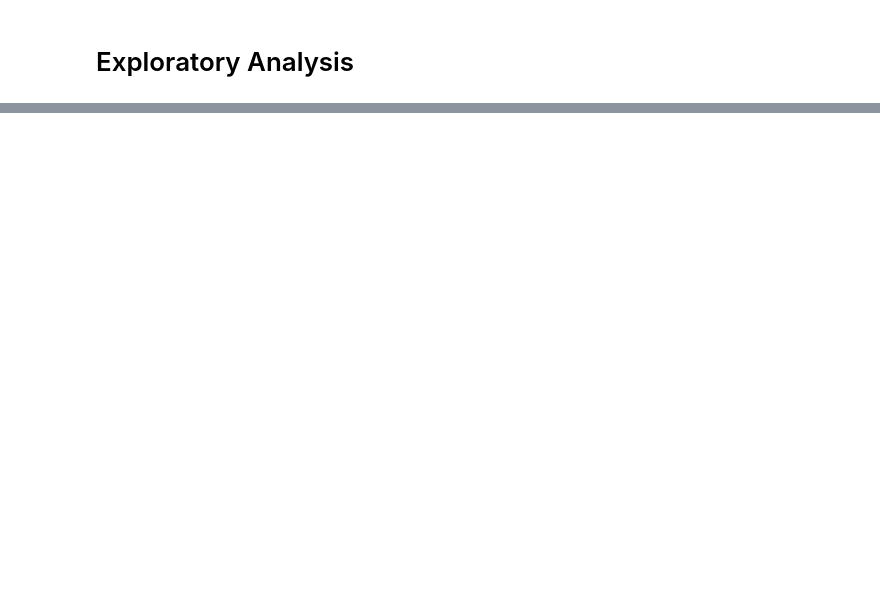
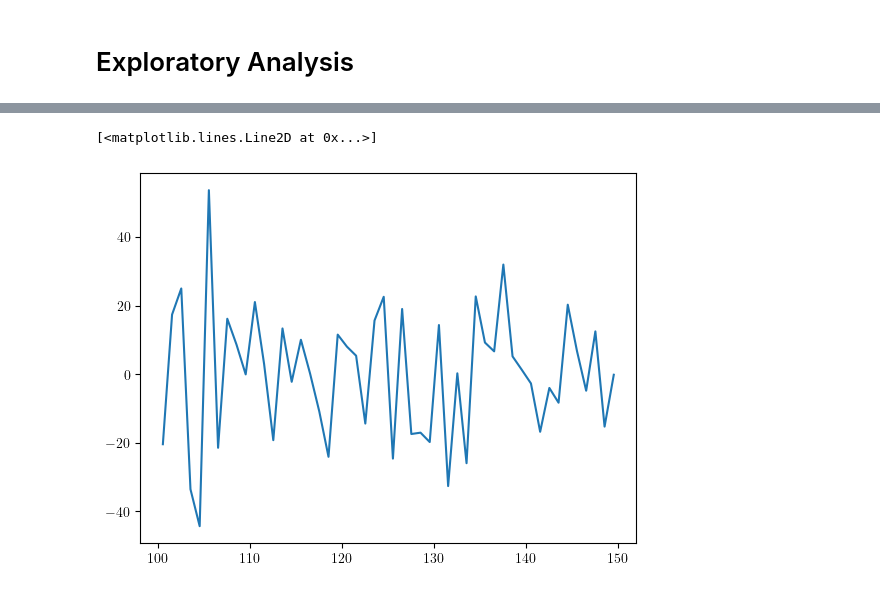
Before and after one commit to haufse/schluckaufboson, a Jupyter notebook: explora.ipynb, the cells around one changed output, grey strips where cells are left out. Saved outputs shown, nothing was run; the diff lists cells and outputs as text; code cells hidden in the pictures; blank space fills up the shorter version.

```diff
--- a/explora.ipynb
+++ b/explora.ipynb
@@ -11,0 +84,5 @@ tree_name = "mini"  # The tree name based on the provided data structure
+# %%
+plt.plot(bin_centers, counts-utils.exponential_fit(bin_centers, *popt))
+# %% [output]
+[<matplotlib.lines.Line2D at 0x...>]
+[figure, added]
```
Also changed, not shown: parts of 51 cells of this notebook, 22 other files.
